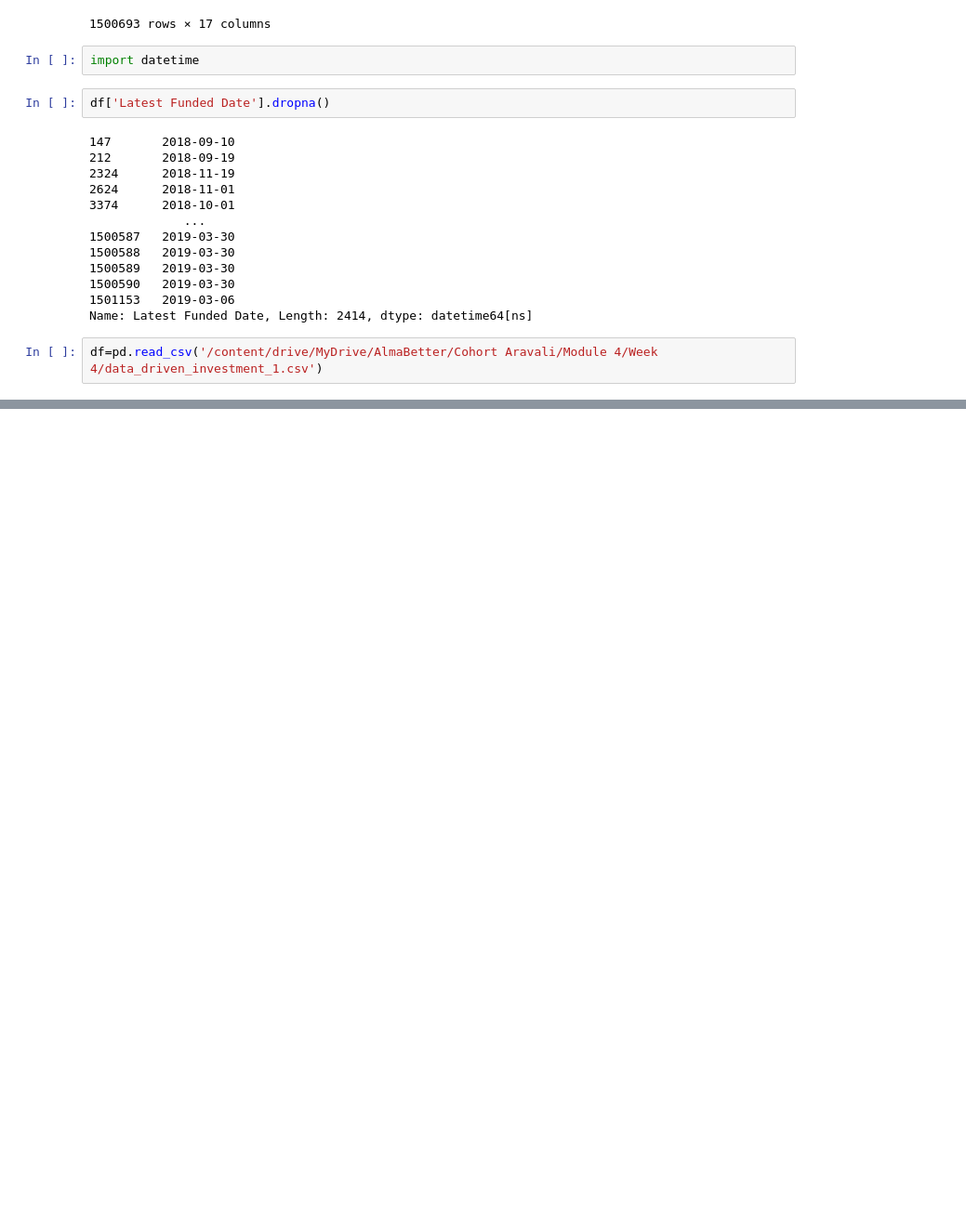
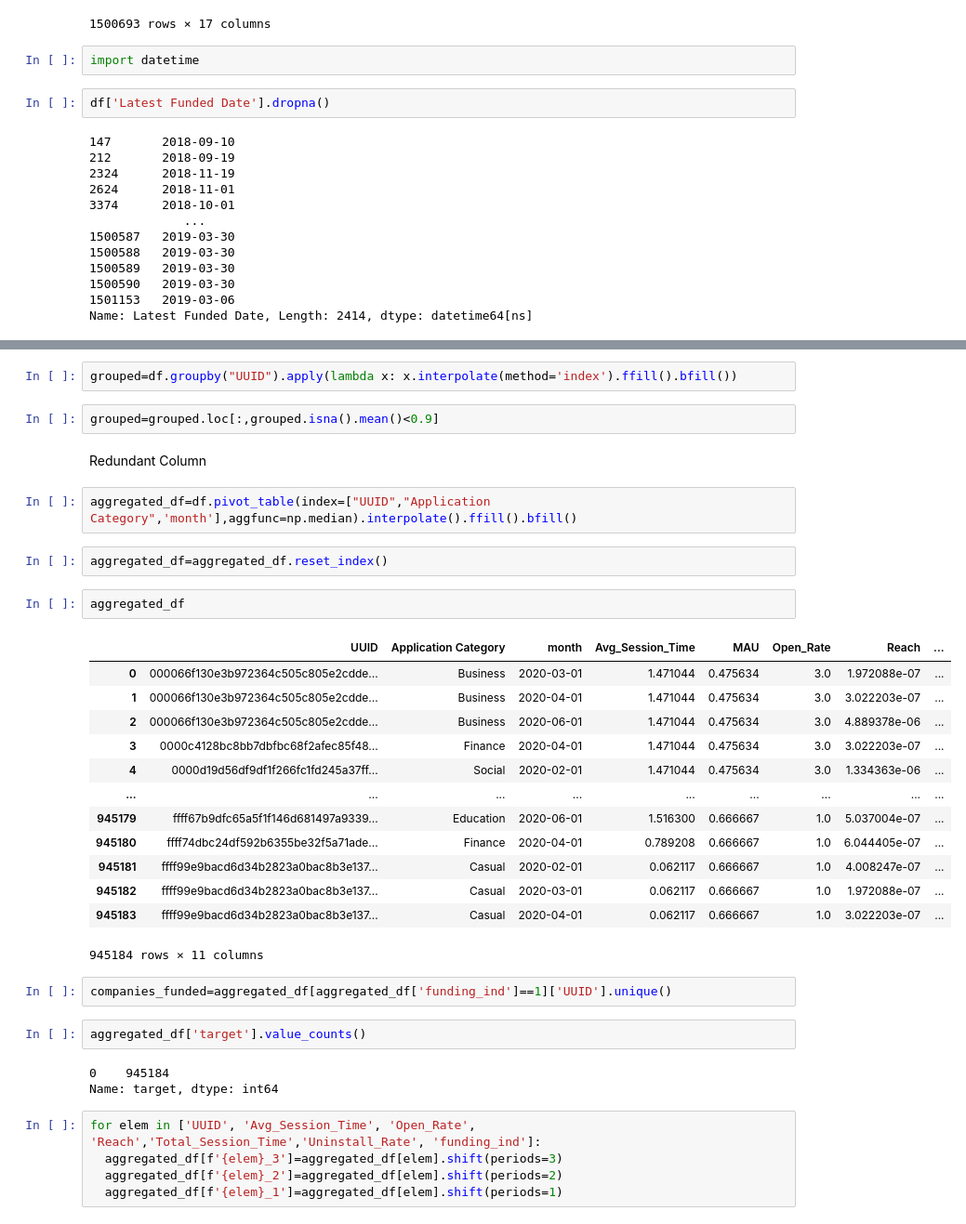
Before and after one commit to mishraraaj/Startup_funding_prediction, a Jupyter notebook: Raj_Mishra_Startup_Funding_Prediction_Capstone_Project.ipynb, the cells around one changed output, grey strips where cells are left out. Shown at 93% size. Saved outputs shown, nothing was run; the diff lists cells and outputs as text; blank space fills up the shorter version.

```diff
--- a/Raj_Mishra_Startup_Funding_Prediction_Capstone_Project.ipynb
+++ b/Raj_Mishra_Startup_Funding_Prediction_Capstone_Project.ipynb
@@ -465,5 +467,3 @@ df['Latest Funded Date'].dropna()
 1500590   2019-03-30
 1501153   2019-03-06
 Name: Latest Funded Date, Length: 2414, dtype: datetime64[ns]
-# %%
-df=pd.read_csv('/content/drive/MyDrive/AlmaBetter/Cohort Aravali/Module 4/Week 4/data_driven_investment_1.csv')
@@ -517,0 +470,38 @@ use_df[use_df['target']==1]
+# %%
+grouped=df.groupby("UUID").apply(lambda x: x.interpolate(method='index').ffill().bfill())
+# %%
+grouped=grouped.loc[:,grouped.isna().mean()<0.9]
+# %% [markdown]
+Redundant Column
+# %%
+aggregated_df=df.pivot_table(index=["UUID","Application Category",'month'],aggfunc=np.median).interpolate().ffill().bfill()
+# %%
+aggregated_df=aggregated_df.reset_index()
+# %%
+aggregated_df
+# %% [output]
+|  | UUID | Application Category | month | Avg_Session_Time | MAU | Open_Rate | Reach | ... |
+| 0 | 000066f130e3b972364c505c805e2cdde... | Business | 2020-03-01 | 1.471044 | 0.475634 | 3.0 | 1.972088e-07 | ... |
+| 1 | 000066f130e3b972364c505c805e2cdde... | Business | 2020-04-01 | 1.471044 | 0.475634 | 3.0 | 3.022203e-07 | ... |
+| 2 | 000066f130e3b972364c505c805e2cdde... | Business | 2020-06-01 | 1.471044 | 0.475634 | 3.0 | 4.889378e-06 | ... |
+| 3 | 0000c4128bc8bb7dbfbc68f2afec85f48... | Finance | 2020-04-01 | 1.471044 | 0.475634 | 3.0 | 3.022203e-07 | ... |
+| 4 | 0000d19d56df9df1f266fc1fd245a37ff... | Social | 2020-02-01 | 1.471044 | 0.475634 | 3.0 | 1.334363e-06 | ... |
+| ... | ... | ... | ... | ... | ... | ... | ... | ... |
+| 945179 | ffff67b9dfc65a5f1f146d681497a9339... | Education | 2020-06-01 | 1.516300 | 0.666667 | 1.0 | 5.037004e-07 | ... |
+| 945180 | ffff74dbc24df592b6355be32f5a71ade... | Finance | 2020-04-01 | 0.789208 | 0.666667 | 1.0 | 6.044405e-07 | ... |
+| 945181 | ffff99e9bacd6d34b2823a0bac8b3e137... | Casual | 2020-02-01 | 0.062117 | 0.666667 | 1.0 | 4.008247e-07 | ... |
+| 945182 | ffff99e9bacd6d34b2823a0bac8b3e137... | Casual | 2020-03-01 | 0.062117 | 0.666667 | 1.0 | 1.972088e-07 | ... |
+| 945183 | ffff99e9bacd6d34b2823a0bac8b3e137... | Casual | 2020-04-01 | 0.062117 | 0.666667 | 1.0 | 3.022203e-07 | ... |
+945184 rows × 11 columns
+# %%
+companies_funded=aggregated_df[aggregated_df['funding_ind']==1]['UUID'].unique()
+# %%
+aggregated_df['target'].value_counts()
+# %% [output]
+0    945184
+Name: target, dtype: int64
+# %%
+for elem in ['UUID', 'Avg_Session_Time', 'Open_Rate', 'Reach','Total_Session_Time','Uninstall_Rate', 'funding_ind']:
+  aggregated_df[f'{elem}_3']=aggregated_df[elem].shift(periods=3)
+  aggregated_df[f'{elem}_2']=aggregated_df[elem].shift(periods=2)
+  aggregated_df[f'{elem}_1']=aggregated_df[elem].shift(periods=1)
```
Also changed, not shown: parts of 20 cells of this notebook.
